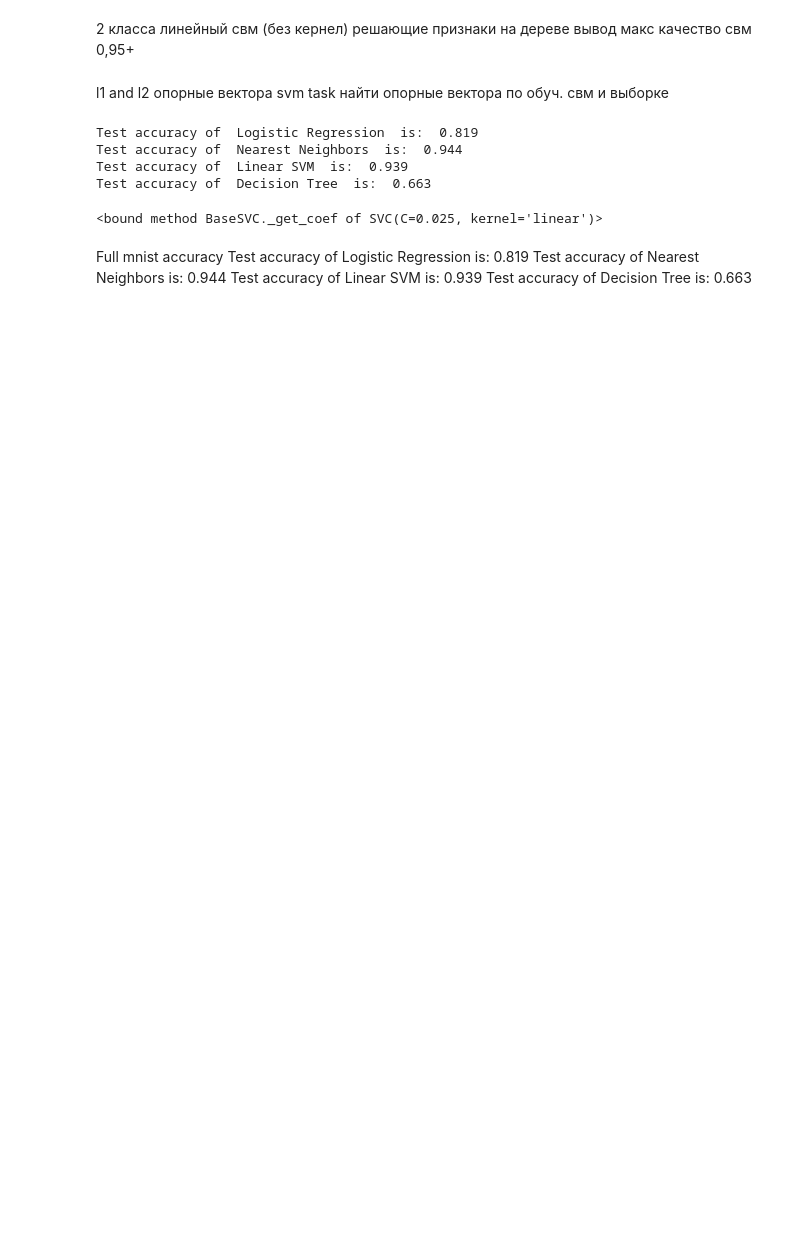
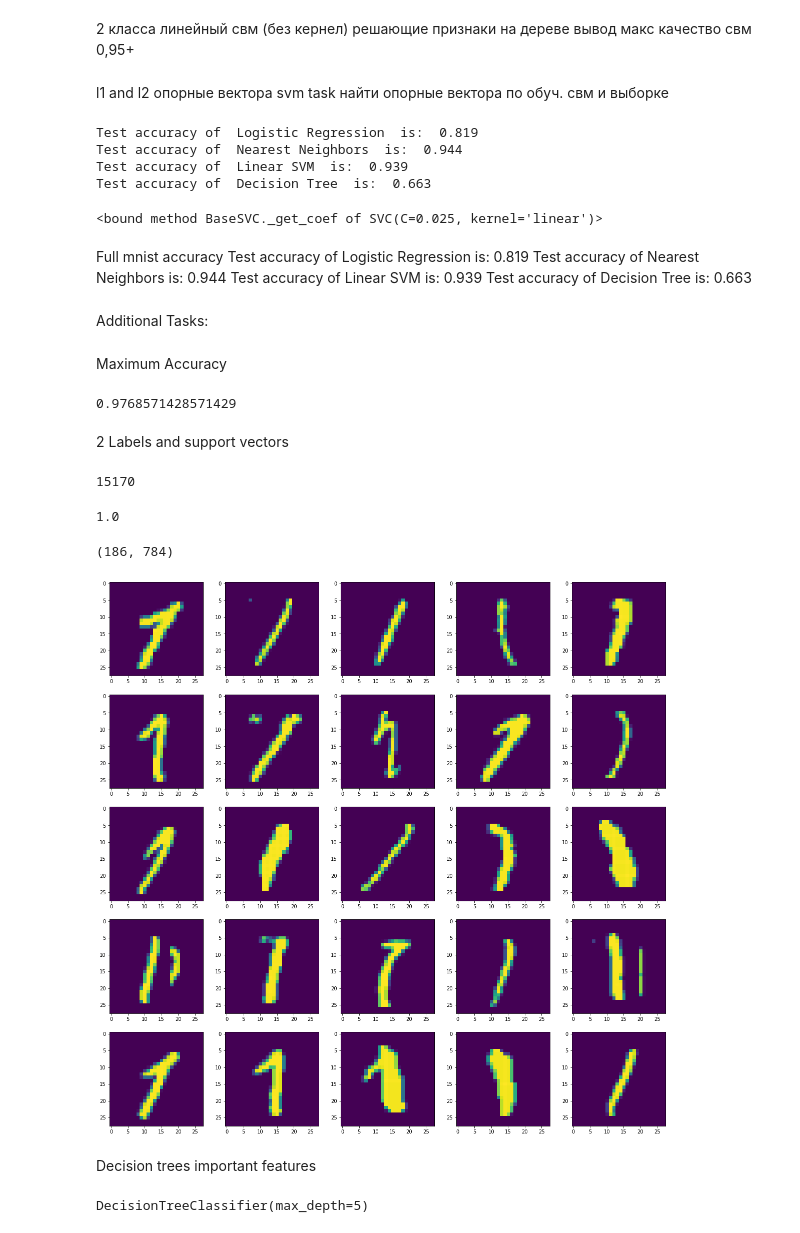
Before and after one commit to BearingBall/ML, a Jupyter notebook: 3.ipynb, the cells around one changed output. Drawn from its saved outputs; the diff is of its cells as text; code cells hidden in the pictures; blank space fills up the shorter version.

```diff
--- a/3.ipynb
+++ b/3.ipynb
@@ -16,8 +16,8 @@ import numpy as np
 
 X, y = fetch_openml("mnist_784", version=1, return_X_y=True, as_frame=False)
 # %%
-val_samples = y.shape[0] * 0.1
-train_test_samples = y.shape[0] * 0.9
+val_samples = y.shape[0] * 0
+train_test_samples = y.shape[0] * 1
 kf = KFold(n_splits=4)
 
 random_state = check_random_state(0)
@@ -26,12 +26,15 @@ X = X[permutation]
 y = y[permutation]
 X = X.reshape((X.shape[0], -1))
 
-X_train_test, X_val, y_train_test, y_val = train_test_split( X, y, train_size=int(train_test_samples), test_size=int(val_samples))
+#X_train_test, X_val, y_train_test, y_val = train_test_split( X, y, train_size=int(train_test_samples), test_size=int(val_samples))
+X_train_test = X
+y_train_test = y
+
 
 names = [
     "Logistic Regression",
     "Nearest Neighbors",
-    "Linear SVM",
+    "SVM",
     "Decision Tree",
 ]
 
@@ -86,3 +89,55 @@ Test accuracy of  Logistic Regression  is:  0.819
 Test accuracy of  Nearest Neighbors  is:  0.944
 Test accuracy of  Linear SVM  is:  0.939
 Test accuracy of  Decision Tree  is:  0.663
+# %% [markdown]
+Additional Tasks:
+# %% [markdown]
+Maximum Accuracy
+# %%
+from sklearn.preprocessing import Normalizer, StandardScaler
+from sklearn.decomposition import PCA
+from sklearn.pipeline import make_pipeline
+
+
+X_train, X_test, y_train, y_test = train_test_split(X, y, random_state=42)
+pipe = make_pipeline(StandardScaler(), Normalizer(), PCA(n_components=64, random_state=0), SVC())
+pipe.fit(X_train, y_train)  # apply scaling on training data
+
+pipe.score(X_test, y_test)
+# %% [output]
+0.9768571428571429
+# %% [markdown]
+2 Labels and support vectors
+# %%
+X_local = X[np.logical_or(y == '1', y == '7')]
+y_local = y[np.logical_or(y == '1', y == '7')]
+
+print(len(y_local))
+
+model = SVC(kernel="linear", C=1)
+model.fit(X_local, y_local)
+accuracy_score(y_local, model.predict(X_local))
+# %% [output]
+15170
+1.0
+# %%
+import matplotlib.pyplot as plt
+print(model.support_vectors_.shape)
+
+plt.figure(figsize=(20,20))
+for i in range(25):
+    plt.subplot(5,5,i+1)
+    plt.imshow(model.support_vectors_[i].reshape(28,28))
+# %% [output]
+(186, 784)
+[figure, added]
+# %% [markdown]
+Decision trees important features
+# %%
+from sklearn import tree
+X_train, X_test, y_train, y_test = train_test_split(X, y, random_state=42)
+
+model = DecisionTreeClassifier(max_depth=5)
+model.fit(X, y)
+# %% [output]
+DecisionTreeClassifier(max_depth=5)
```
Also changed, not shown: parts of 4 cells of this notebook, 5 other files.
